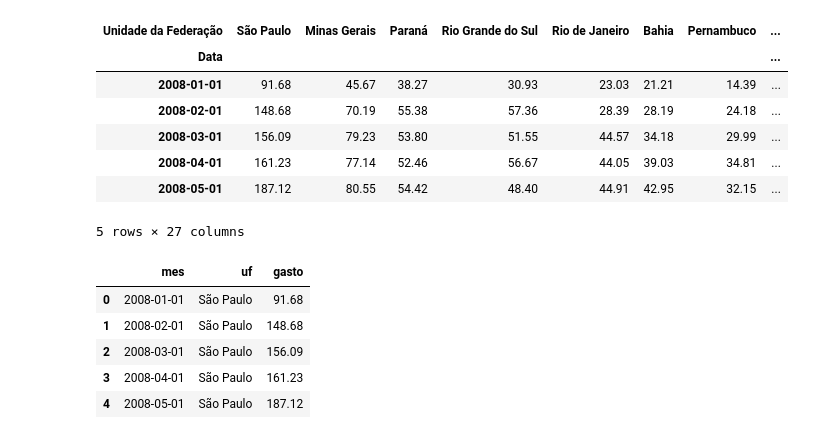
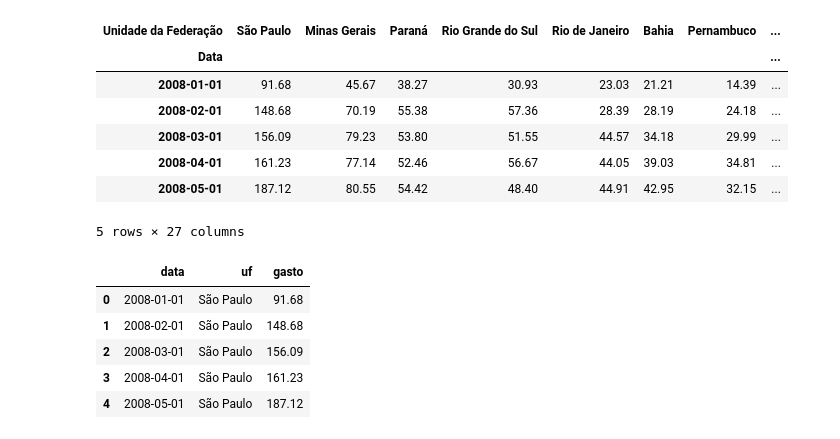
Before and after one commit to antoniodragoc/Bootcamp_Data_Science_Aplicada, a Jupyter notebook: Modulo02/m02a05.ipynb, the cells around one changed output. Saved outputs shown, nothing was run; the diff lists cells and outputs as text; code cells hidden in the pictures.

```diff
--- a/Modulo02/m02a05.ipynb
+++ b/Modulo02/m02a05.ipynb
@@ -105,10 +105,11 @@ mensal.head()
 5 rows × 27 columns
 # %%
 mensal_aberto = mensal.reset_index().melt(id_vars = 'Data', value_vars = mensal.columns)
-mensal_aberto.columns = ['mes', 'uf', 'gasto']
+mensal_aberto.columns = ['data', 'uf', 'gasto']
+mensal_aberto['data'] = mensal_aberto['data'].astype('datetime64')
 mensal_aberto.head()
 # %% [output]
-|  | mes | uf | gasto |
+|  | data | uf | gasto |
 | 0 | 2008-01-01 | São Paulo | 91.68 |
 | 1 | 2008-02-01 | São Paulo | 148.68 |
 | 2 | 2008-03-01 | São Paulo | 156.09 |
```
Also changed, not shown: parts of 5 cells of this notebook, 2 other files.
